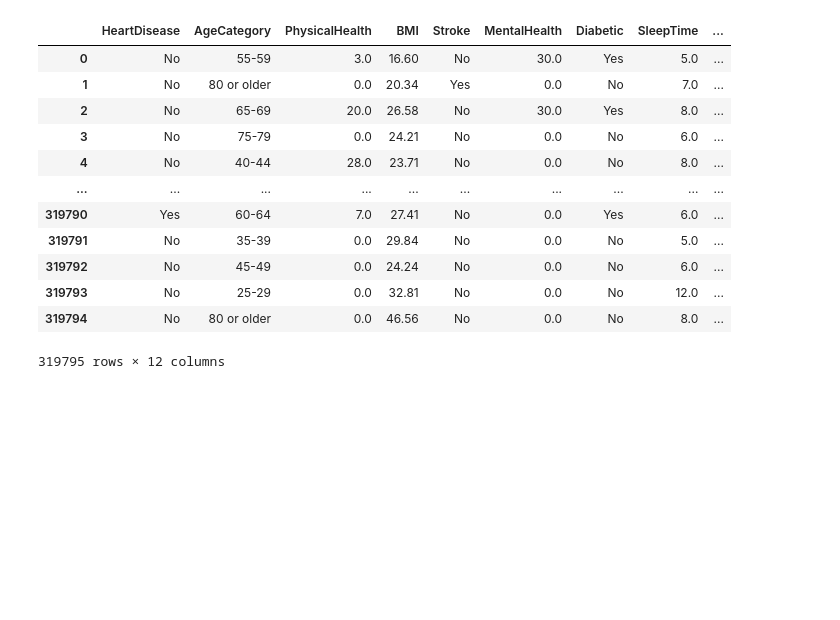
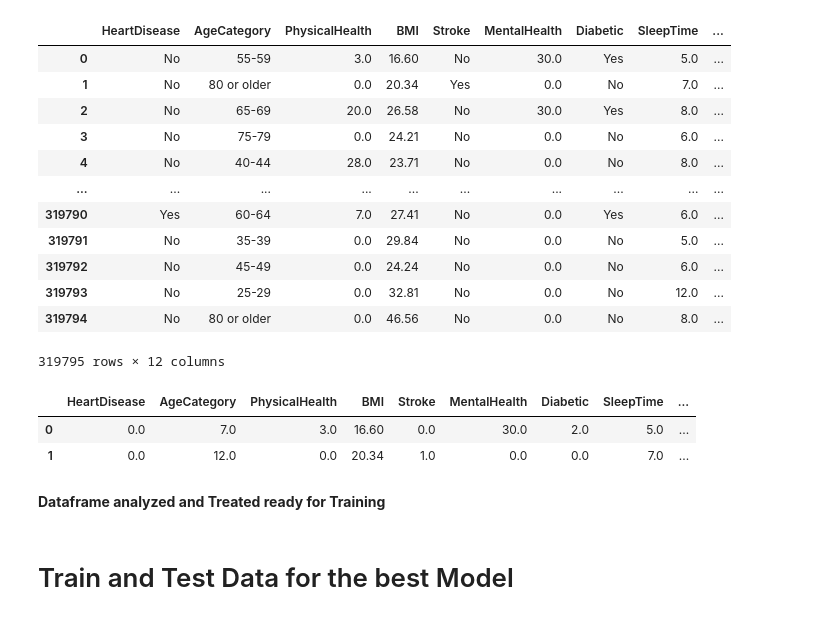
Before and after one commit to Cepeda-R/Data-Science, a Jupyter notebook: HeartDisease.ipynb, the cells around one changed output. Cells and saved outputs as stored; diff of their text form; code cells hidden in the pictures; blank space fills up the shorter version.

```diff
--- a/HeartDisease.ipynb
+++ b/HeartDisease.ipynb
@@ -459,3 +459,11 @@ df_heartDisease_forTrain
 | 319793 | No | 25-29 | 0.0 | 32.81 | No | 0.0 | No | 12.0 | ... |
 | 319794 | No | 80 or older | 0.0 | 46.56 | No | 0.0 | No | 8.0 | ... |
 319795 rows × 12 columns
+# %%
+df_heartDisease_forTrain[["HeartDisease","AgeCategory", "Stroke", "Diabetic", "DiffWalking", "KidneyDisease", "Sex","Smoking"]] = enc.fit_transform(df_heartDisease_forTrain[["HeartDisease","AgeCategory", "Stroke", "Diabetic", "DiffWalking", 'KidneyDisease', 'Sex','Smoking']])
+# %%
+df_heartDisease_forTrain.head(2)
+# %% [output]
+|  | HeartDisease | AgeCategory | PhysicalHealth | BMI | Stroke | MentalHealth | Diabetic | SleepTime | ... |
+| 0 | 0.0 | 7.0 | 3.0 | 16.60 | 0.0 | 30.0 | 2.0 | 5.0 | ... |
+| 1 | 0.0 | 12.0 | 0.0 | 20.34 | 1.0 | 0.0 | 0.0 | 7.0 | ... |
@@ -461,0 +473,4 @@ df_heartDisease_forTrain
+# %% [markdown]
+**Dataframe analyzed and Treated ready for Training**
+# %% [markdown]
+# Train and Test Data for the best Model
```
Also changed, not shown: parts of 1 cell of this notebook.
